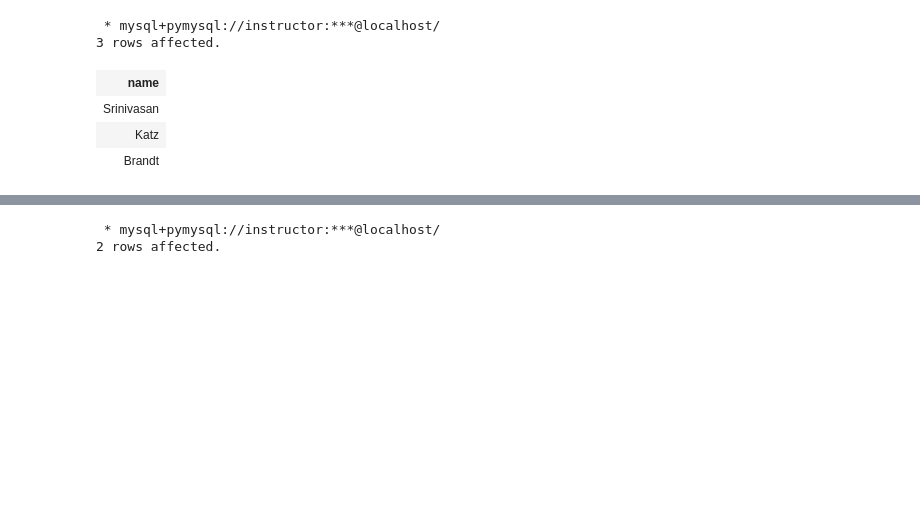
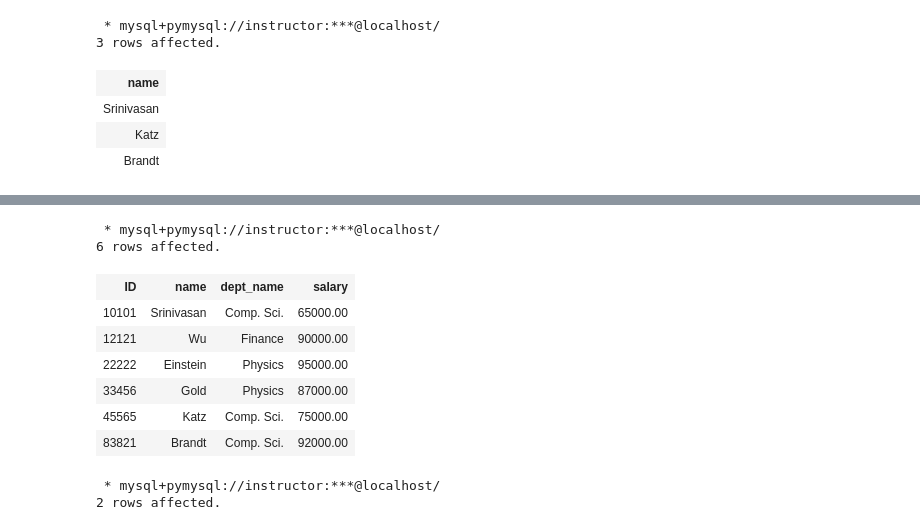
Before and after one commit to atu-se/atu.innomadic.com, a Jupyter notebook: courses/db/notebooks/Chapter 3.ipynb, the cells around one changed output, grey strips where cells are left out. Drawn from its saved outputs; the diff is of its cells as text; code cells hidden in the pictures; blank space fills up the shorter version.

```diff
--- a/courses/db/notebooks/Chapter 3.ipynb
+++ b/courses/db/notebooks/Chapter 3.ipynb
@@ -518,3 +518,19 @@ where dept_name = 'Comp. Sci.'  and salary > 80000
+# %%
+%%sql
+select *
+from instructor
+where dept_name = 'Comp. Sci.'
+or salary > 80000
+# %% [output]
+ * mysql+pymysql://instructor:***@localhost/
+6 rows affected.
+| ID | name | dept_name | salary |
+| 10101 | Srinivasan | Comp. Sci. | 65000.00 |
+| 12121 | Wu | Finance | 90000.00 |
+| 22222 | Einstein | Physics | 95000.00 |
+| 33456 | Gold | Physics | 87000.00 |
+| 45565 | Katz | Comp. Sci. | 75000.00 |
+| 83821 | Brandt | Comp. Sci. | 92000.00 |
 # %%
 %%sql
 select *
```
Also changed, not shown: parts of 6 cells of this notebook, 5 other files.
